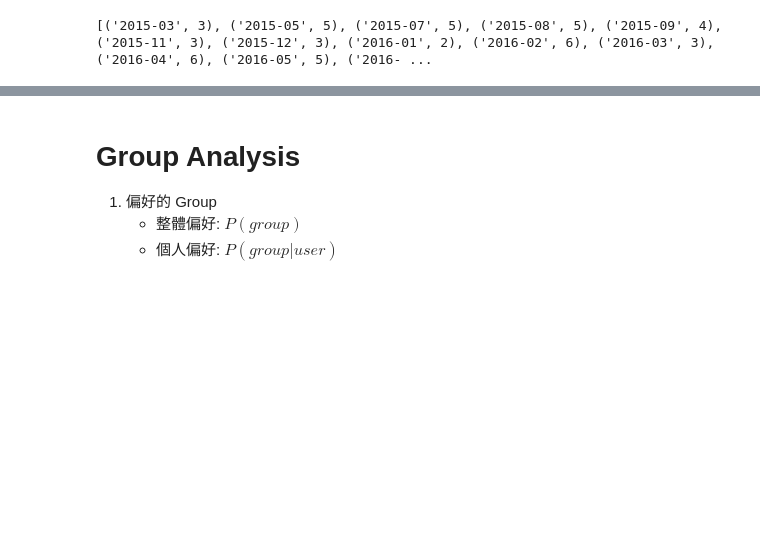
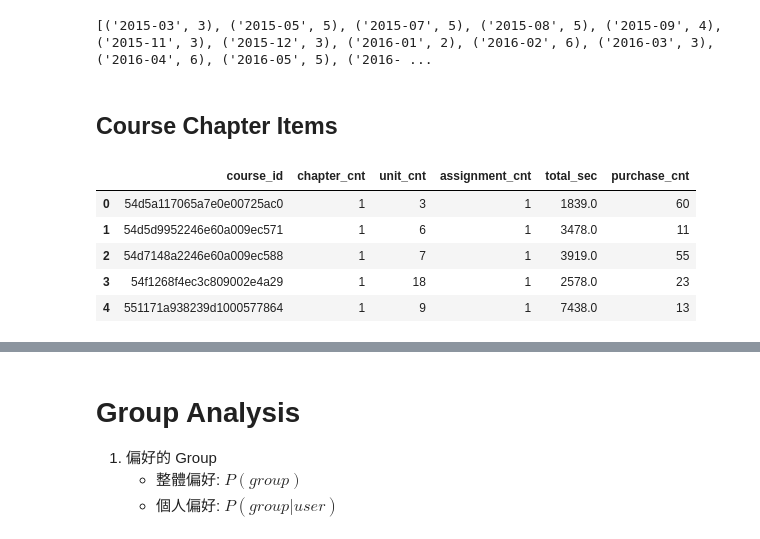
Before and after one commit to hsuck/ADL22-final-project, a Jupyter notebook: notebook/course_analysis.ipynb, the cells around one changed output, grey strips where cells are left out. Cells and saved outputs as stored; diff of their text form; code cells hidden in the pictures; blank space fills up the shorter version.

```diff
--- a/notebook/course_analysis.ipynb
+++ b/notebook/course_analysis.ipynb
@@ -380,3 +380,52 @@ print(time)
 # %% [output]
 [figure]
 [('2015-03', 3), ('2015-05', 5), ('2015-07', 5), ('2015-08', 5), ('2015-09', 4), ('2015-11', 3), ('2015-12', 3), ('2016-01', 2), ('2016-02', 6), ('2016-03', 3), ('2016-04', 6), ('2016-05', 5), ('2016- ...
+# %% [markdown]
+## Course Chapter Items
+# %%
+def course_chapter_feature():
+    item_file = "../data/course_chapter_items.csv"
+    df = pd.read_csv(item_file)
+
+    feature = {
+        "course_id": [],
+        "chapter_cnt": [],
+        "unit_cnt": [],
+        "assignment_cnt": [],
+        "total_sec": [],
+    }
+
+    for course_id, sub_df in df.groupby("course_id"):
+        chapter_no = np.max(sub_df['chapter_no'])
+        unit_cnt = np.sum( sub_df['chapter_item_type'] == "LECTURE" )
+        assignment_cnt = np.sum( sub_df['chapter_item_type'] == "ASSIGNMENT" )
+        total_sec = np.sum( sub_df['video_length_in_seconds'].fillna(0) )
+
+        assert( unit_cnt + assignment_cnt == len(sub_df) )
+
+        feature['course_id'].append( course_id )
+        feature['chapter_cnt'].append( chapter_no )
+        feature['unit_cnt'].append( unit_cnt )
+        feature['assignment_cnt'].append( assignment_cnt )
+        feature['total_sec'].append( total_sec )
+
+    new_df = pd.DataFrame.from_dict(feature)
+    return new_df
+# %%
+course_purchase = []
+for plog in user_purchase_log['train'].values():
+    course_purchase += plog
+course_purchase = Counter(course_purchase)
+
+course_items_df = course_chapter_feature()
+course_items_df.head()
+
+course_items_df['purchase_cnt'] = [ course_purchase[id] for id in course_items_df['course_id']]
+course_items_df.head()
+# %% [output]
+|  | course_id | chapter_cnt | unit_cnt | assignment_cnt | total_sec | purchase_cnt |
+| 0 | 54d5a117065a7e0e00725ac0 | 1 | 3 | 1 | 1839.0 | 60 |
+| 1 | 54d5d9952246e60a009ec571 | 1 | 6 | 1 | 3478.0 | 11 |
+| 2 | 54d7148a2246e60a009ec588 | 1 | 7 | 1 | 3919.0 | 55 |
+| 3 | 54f1268f4ec3c809002e4a29 | 1 | 18 | 1 | 2578.0 | 23 |
+| 4 | 551171a938239d1000577864 | 1 | 9 | 1 | 7438.0 | 13 |
```
Also changed, not shown: parts of 1 cell of this notebook.
